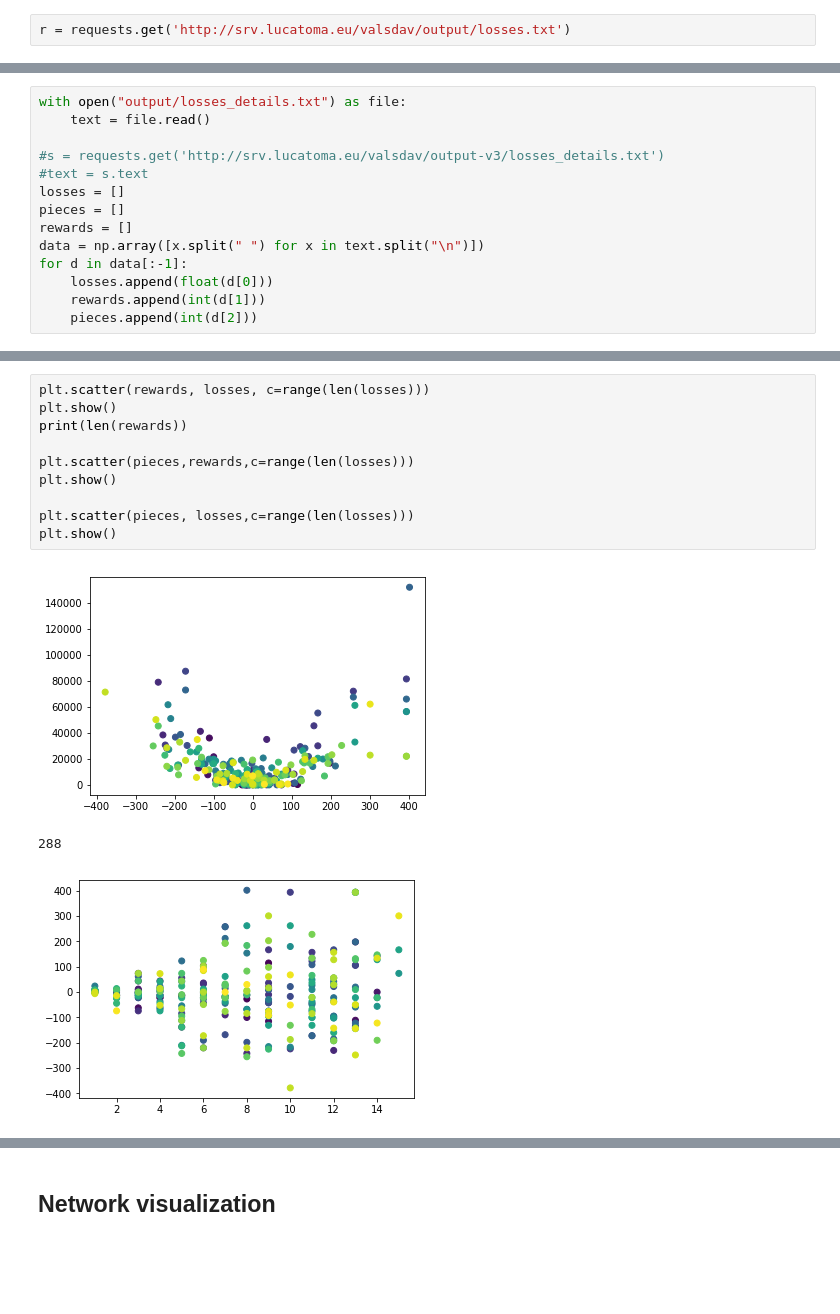
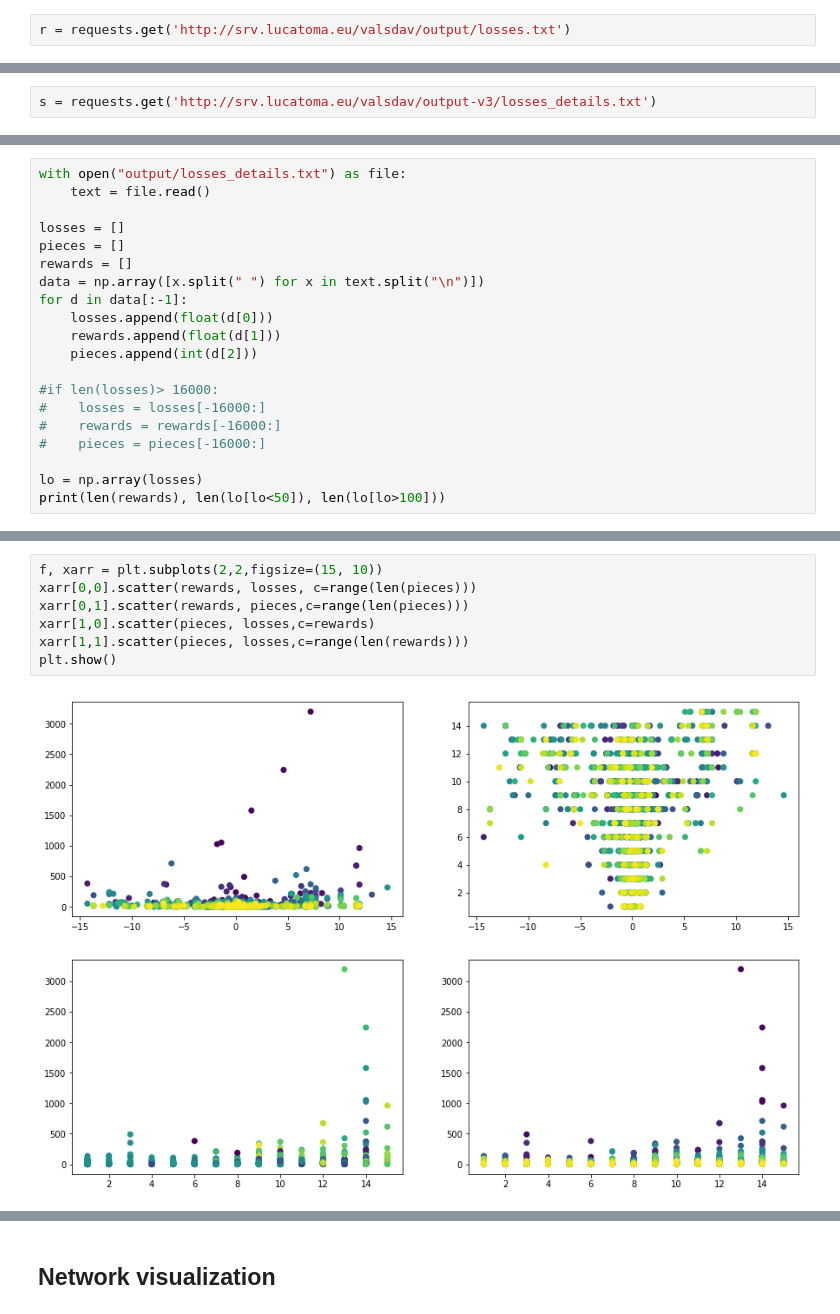
Before and after one commit to valsdav/qQuarto, a Jupyter notebook: Visualize Train.ipynb, the cells around one changed output, grey strips where cells are left out. Drawn from its saved outputs; the diff is of its cells as text; blank space fills up the shorter version.

```diff
--- a/Visualize Train.ipynb
+++ b/Visualize Train.ipynb
@@ -80,0 +98,2 @@ Std: 3684.15651065
+# %%
+s = requests.get('http://srv.lucatoma.eu/valsdav/output-v3/losses_details.txt')
@@ -107,13 +196,19 @@ plt.show()
 with open("output/losses_details.txt") as file:
     text = file.read()
 
-#s = requests.get('http://srv.lucatoma.eu/valsdav/output-v3/losses_details.txt')
-#text = s.text
 losses = []
 pieces = []
 rewards = []
 data = np.array([x.split(" ") for x in text.split("\n")])
 for d in data[:-1]:
     losses.append(float(d[0]))
-    rewards.append(int(d[1]))
+    rewards.append(float(d[1]))
     pieces.append(int(d[2]))
+
+#if len(losses)> 16000:
+#    losses = losses[-16000:]
+#    rewards = rewards[-16000:]
+#    pieces = pieces[-16000:]
+
+lo = np.array(losses)
+print(len(rewards), len(lo[lo<50]), len(lo[lo>100]))
@@ -120,14 +226,9 @@ for d in data[:-1]:
 # %%
-plt.scatter(rewards, losses, c=range(len(losses)))
+f, xarr = plt.subplots(2,2,figsize=(15, 10))
+xarr[0,0].scatter(rewards, losses, c=range(len(pieces)))
+xarr[0,1].scatter(rewards, pieces,c=range(len(pieces)))
+xarr[1,0].scatter(pieces, losses,c=rewards)
+xarr[1,1].scatter(pieces, losses,c=range(len(rewards)))
 plt.show()
-print(len(rewards))
-
-plt.scatter(pieces,rewards,c=range(len(losses)))
-plt.show()
-
-plt.scatter(pieces, losses,c=range(len(losses)))
-plt.show()
 # %% [output]
-[figure, old version]
+[figure, new version]
-288
-[figure, removed]
```
Also changed, not shown: parts of 19 cells of this notebook, 3 other files.
